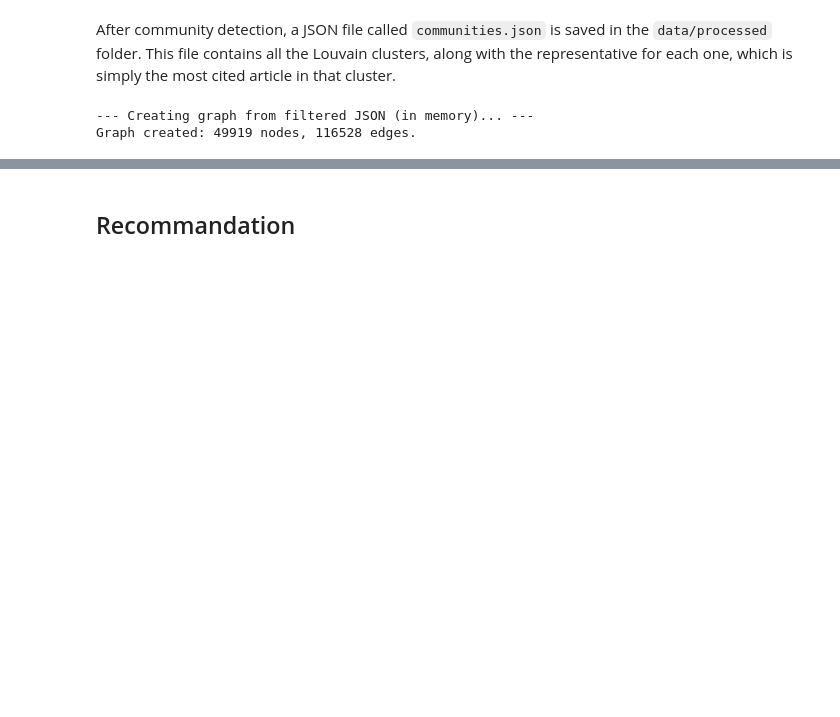
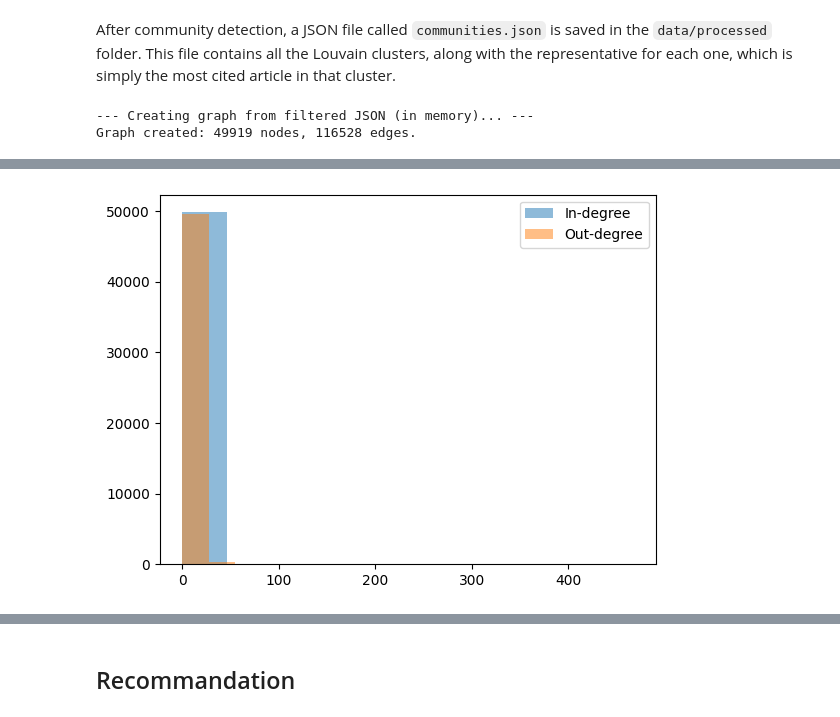
Before and after one commit to yannbecker/DTU_DS_PROJECT_69, a Jupyter notebook: graph_process.ipynb, the cells around one changed output, grey strips where cells are left out. Cells and saved outputs as stored; diff of their text form; code cells hidden in the pictures; blank space fills up the shorter version.

Commit message:
ajout plot

```diff
--- a/graph_process.ipynb
+++ b/graph_process.ipynb
@@ -19,7 +19,7 @@ from operator import itemgetter # Utilisé pour trier
 `FILTERED_JSON_PATH` allows you to select the subsampled dataset you want to use. This datasets are located in the folder `data/processed`.
 # %%
 # --- Constants for file paths ---
-FILTERED_JSON_PATH = 'data/processed/filtered_articles_stratified.json'
+FILTERED_JSON_PATH = 'data/processed/filtered_articles_Nmostcited.json'
 
 
 def create_graph_from_filtered_json(
@@ -89,8 +89,10 @@ def community_detection():
         # Use indent for better JSON readability
         json.dump(results, outfile, indent=4)
 
+    return G, communities
+
 if __name__ == '__main__':
-    community_detection()
+    G, communities = community_detection()
 # %% [output]
 --- Creating graph from filtered JSON (in memory)... ---
 Graph created: 49919 nodes, 116528 edges.
@@ -140,0 +143,8 @@ Commu numéro 4067 : TRADES: Generating Realistic Market Sim
+# %%
+# Compact plot
+plt.hist([d for n, d in G.in_degree()], alpha=0.5, label='In-degree')
+plt.hist([d for n, d in G.out_degree()], alpha=0.5, label='Out-degree')
+plt.legend()
+plt.show()
+# %% [output]
+[figure, added]
```
Also changed, not shown: parts of 3 cells of this notebook.
